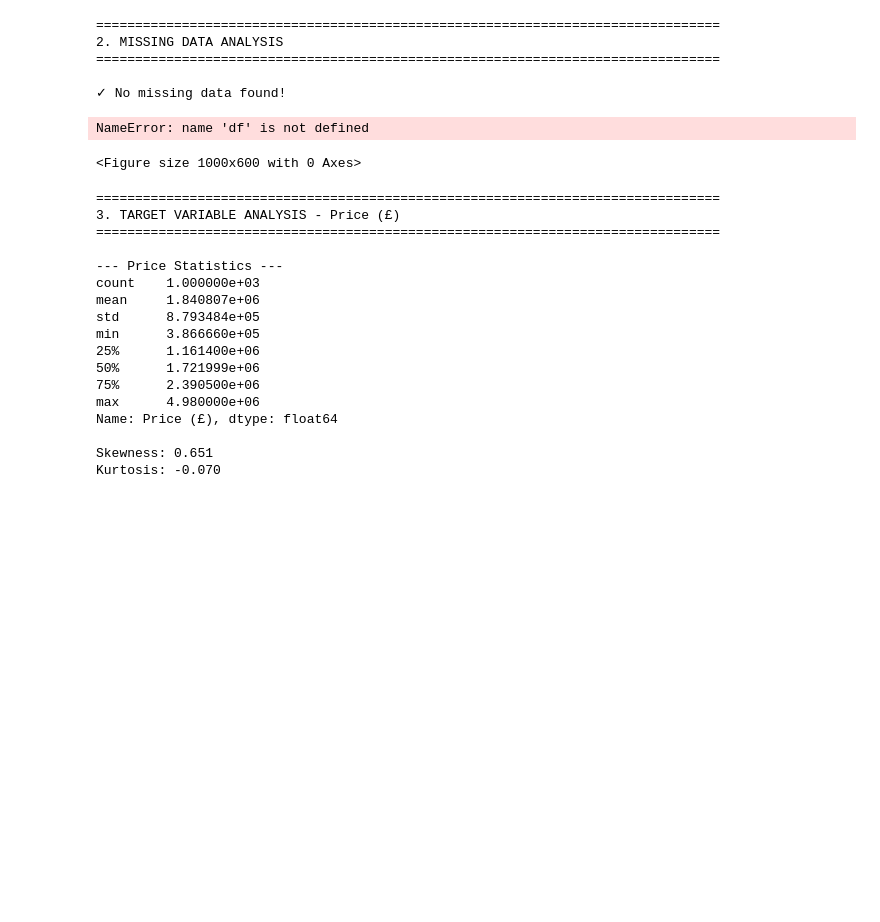
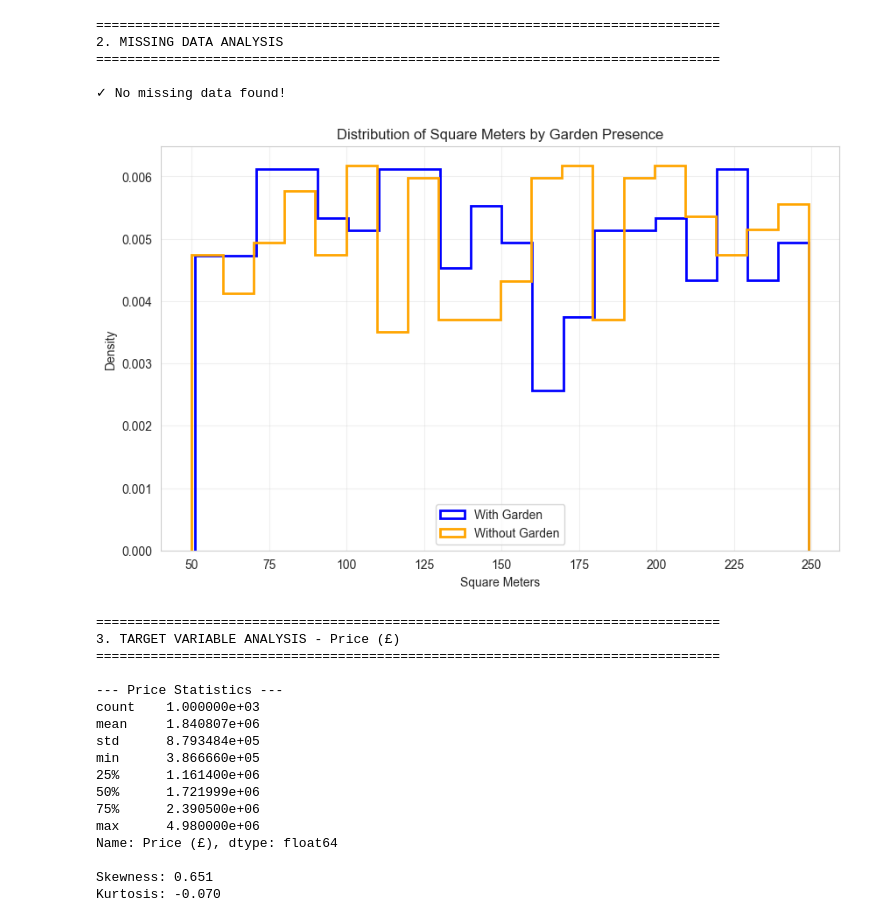
Before and after one commit to rsamconn/London-housing, a Jupyter notebook: EDA.ipynb, the cells around one changed output. Drawn from its saved outputs; the diff is of its cells as text; code cells hidden in the pictures; blank space fills up the shorter version.

```diff
--- a/EDA.ipynb
+++ b/EDA.ipynb
@@ -178,17 +161,16 @@ else:
 # %%
 # Plot a histogram of the square meters column for houses with gardens and another for those without gardens. The histograms should be only outlines
 plt.figure(figsize=(10, 6))
-plt.hist(df[df['Garden'] == 'Yes']['Square Meters'].dropna(), bins=20, density=True, histtype='step', label='With Garden', color='blue', linewidth=2)
-plt.hist(df[df['Garden'] == 'No']['Square Meters'].dropna(), bins=20, density=True, histtype='step', label='Without Garden', color='orange', linewidth=2)
+plt.hist(housing_df[housing_df['Garden'] == 'Yes']['Square Meters'].dropna(), bins=20, density=True, histtype='step', label='With Garden', color='blue', linewidth=2)
+plt.hist(housing_df[housing_df['Garden'] == 'No']['Square Meters'].dropna(), bins=20, density=True, histtype='step', label='Without Garden', color='orange', linewidth=2)
 plt.title('Distribution of Square Meters by Garden Presence')
 plt.xlabel('Square Meters')
 plt.ylabel('Density')
 plt.legend()
 plt.grid(True, alpha=0.3)
 plt.show()
 # %% [output]
-NameError: name 'df' is not defined
-<Figure size 1000x600 with 0 Axes>
+[figure, added]
 # %%
 # ============================================================================
 # 4. TARGET VARIABLE ANALYSIS (PRICE)
```
Also changed, not shown: parts of 2 cells of this notebook, 1 other file.
